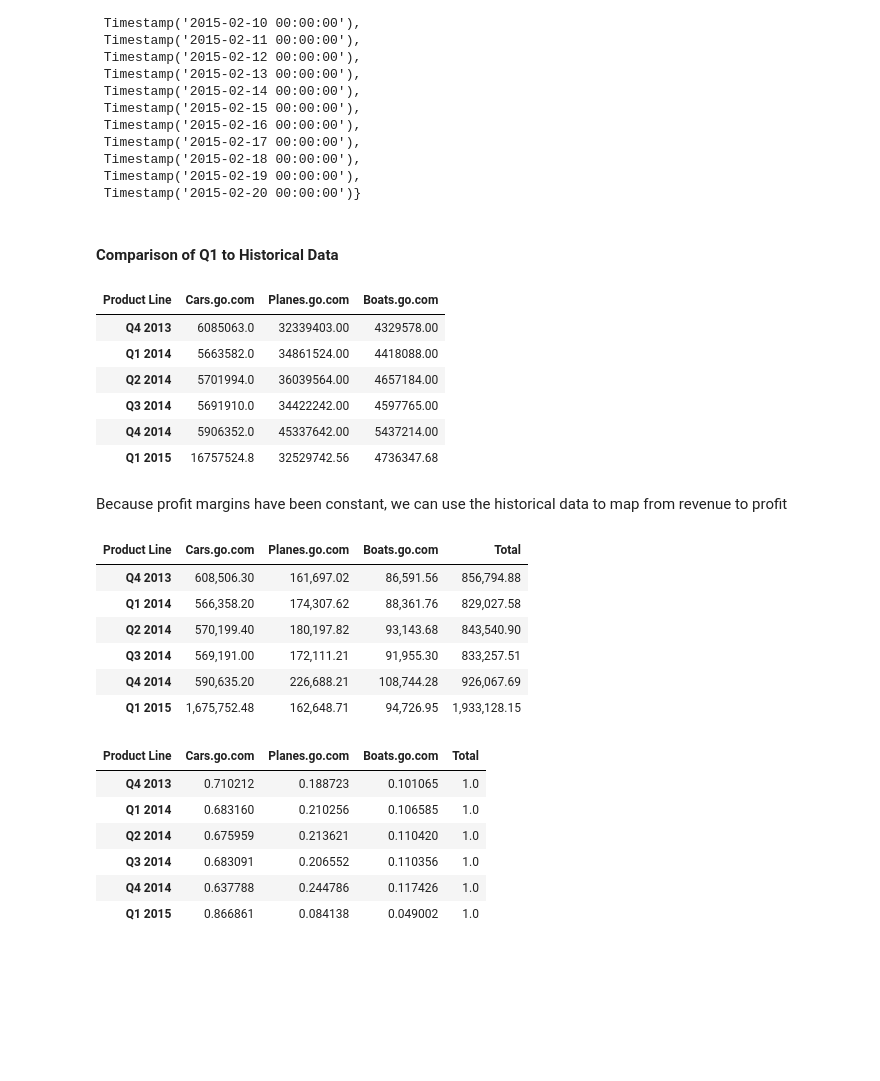
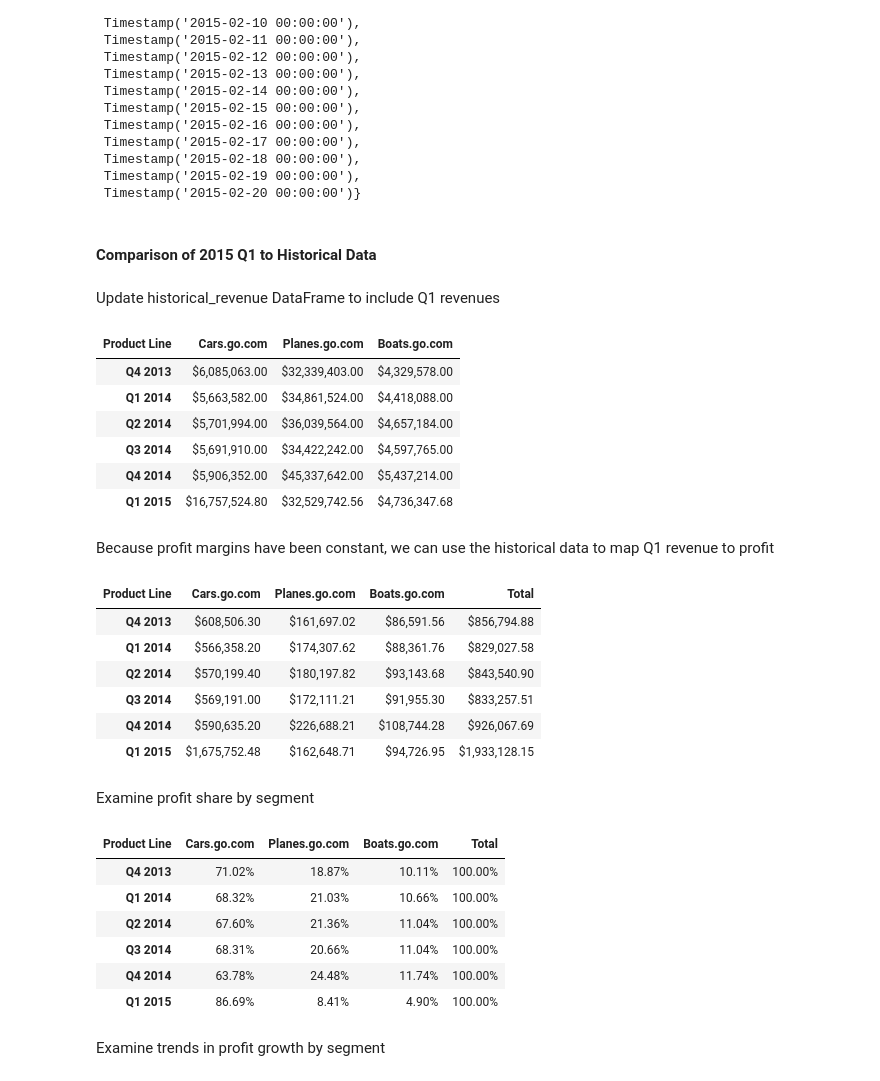
Before and after one commit to MattKravetz/Go, a Jupyter notebook: Go Analysis.ipynb, the cells around one changed output. Saved outputs shown, nothing was run; the diff lists cells and outputs as text; code cells hidden in the pictures; blank space fills up the shorter version.

```diff
--- a/Go Analysis.ipynb
+++ b/Go Analysis.ipynb
@@ -144,42 +146,48 @@ set(df[df["Product Line"] == "Cars.go.com"].index) - set(df[df["Product Line"] =
  Timestamp('2015-02-19 00:00:00'),
  Timestamp('2015-02-20 00:00:00')}
 # %% [markdown]
-#### Comparison of Q1 to Historical Data
+#### Comparison of 2015 Q1 to Historical Data
+# %% [markdown]
+Update historical_revenue DataFrame to include Q1 revenues
 # %%
 historical_revenue.loc["Q1 2015"] = total_revenue['Revenue']
-historical_revenue
+historical_revenue.applymap("${:,.2f}".format)
 # %% [output]
 | Product Line | Cars.go.com | Planes.go.com | Boats.go.com |
-| Q4 2013 | 6085063.0 | 32339403.00 | 4329578.00 |
-| Q1 2014 | 5663582.0 | 34861524.00 | 4418088.00 |
-| Q2 2014 | 5701994.0 | 36039564.00 | 4657184.00 |
-| Q3 2014 | 5691910.0 | 34422242.00 | 4597765.00 |
-| Q4 2014 | 5906352.0 | 45337642.00 | 5437214.00 |
-| Q1 2015 | 16757524.8 | 32529742.56 | 4736347.68 |
+| Q4 2013 | $6,085,063.00 | $32,339,403.00 | $4,329,578.00 |
+| Q1 2014 | $5,663,582.00 | $34,861,524.00 | $4,418,088.00 |
+| Q2 2014 | $5,701,994.00 | $36,039,564.00 | $4,657,184.00 |
+| Q3 2014 | $5,691,910.00 | $34,422,242.00 | $4,597,765.00 |
+| Q4 2014 | $5,906,352.00 | $45,337,642.00 | $5,437,214.00 |
+| Q1 2015 | $16,757,524.80 | $32,529,742.56 | $4,736,347.68 |
 # %% [markdown]
-Because profit margins have been constant, we can use the historical data to map from revenue to profit
+Because profit margins have been constant, we can use the historical data to map Q1 revenue to profit
 # %%
 historical_profit = historical_revenue / profit_margin.values[0]
 historical_profit["Total"] = historical_profit.T.sum().T
 # %%
-historical_profit.applymap("{:,.2f}".format)
+historical_profit.applymap("${:,.2f}".format)
 # %% [output]
 | Product Line | Cars.go.com | Planes.go.com | Boats.go.com | Total |
-| Q4 2013 | 608,506.30 | 161,697.02 | 86,591.56 | 856,794.88 |
-| Q1 2014 | 566,358.20 | 174,307.62 | 88,361.76 | 829,027.58 |
-| Q2 2014 | 570,199.40 | 180,197.82 | 93,143.68 | 843,540.90 |
-| Q3 2014 | 569,191.00 | 172,111.21 | 91,955.30 | 833,257.51 |
-| Q4 2014 | 590,635.20 | 226,688.21 | 108,744.28 | 926,067.69 |
-| Q1 2015 | 1,675,752.48 | 162,648.71 | 94,726.95 | 1,933,128.15 |
+| Q4 2013 | $608,506.30 | $161,697.02 | $86,591.56 | $856,794.88 |
+| Q1 2014 | $566,358.20 | $174,307.62 | $88,361.76 | $829,027.58 |
+| Q2 2014 | $570,199.40 | $180,197.82 | $93,143.68 | $843,540.90 |
+| Q3 2014 | $569,191.00 | $172,111.21 | $91,955.30 | $833,257.51 |
+| Q4 2014 | $590,635.20 | $226,688.21 | $108,744.28 | $926,067.69 |
+| Q1 2015 | $1,675,752.48 | $162,648.71 | $94,726.95 | $1,933,128.15 |
+# %% [markdown]
+Examine profit share by segment
 # %%
 profit_share = historical_profit.apply(lambda col: col / historical_profit["Total"])
-profit_share
+profit_share.applymap("{:.2%}".format)
 # %% [output]
 | Product Line | Cars.go.com | Planes.go.com | Boats.go.com | Total |
-| Q4 2013 | 0.710212 | 0.188723 | 0.101065 | 1.0 |
-| Q1 2014 | 0.683160 | 0.210256 | 0.106585 | 1.0 |
-| Q2 2014 | 0.675959 | 0.213621 | 0.110420 | 1.0 |
-| Q3 2014 | 0.683091 | 0.206552 | 0.110356 | 1.0 |
-| Q4 2014 | 0.637788 | 0.244786 | 0.117426 | 1.0 |
-| Q1 2015 | 0.866861 | 0.084138 | 0.049002 | 1.0 |
+| Q4 2013 | 71.02% | 18.87% | 10.11% | 100.00% |
+| Q1 2014 | 68.32% | 21.03% | 10.66% | 100.00% |
+| Q2 2014 | 67.60% | 21.36% | 11.04% | 100.00% |
+| Q3 2014 | 68.31% | 20.66% | 11.04% | 100.00% |
+| Q4 2014 | 63.78% | 24.48% | 11.74% | 100.00% |
+| Q1 2015 | 86.69% | 8.41% | 4.90% | 100.00% |
+# %% [markdown]
+Examine trends in profit growth by segment
 # %%
```
Also changed, not shown: parts of 12 cells of this notebook.
